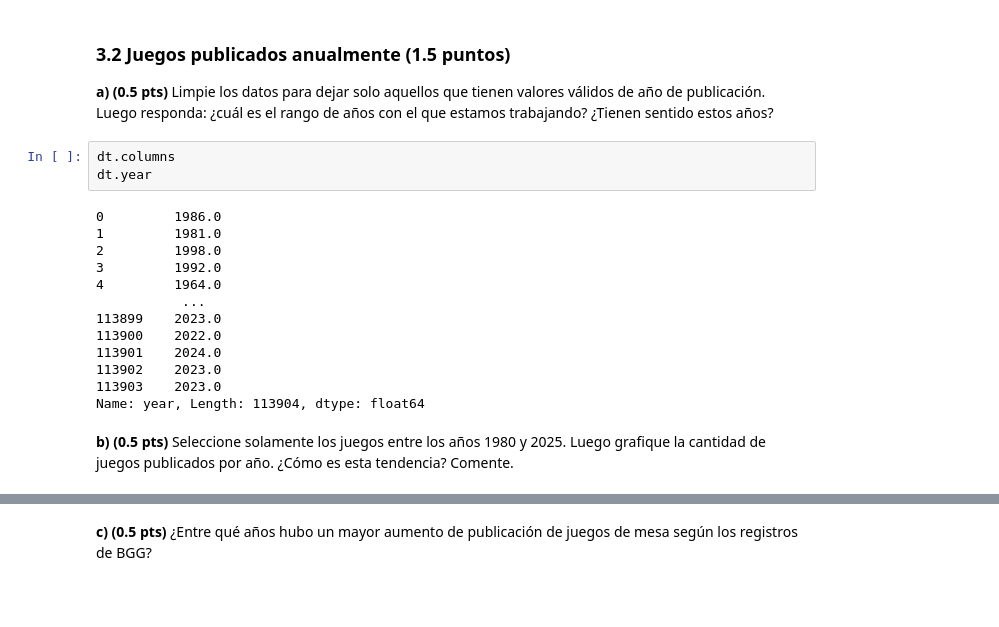
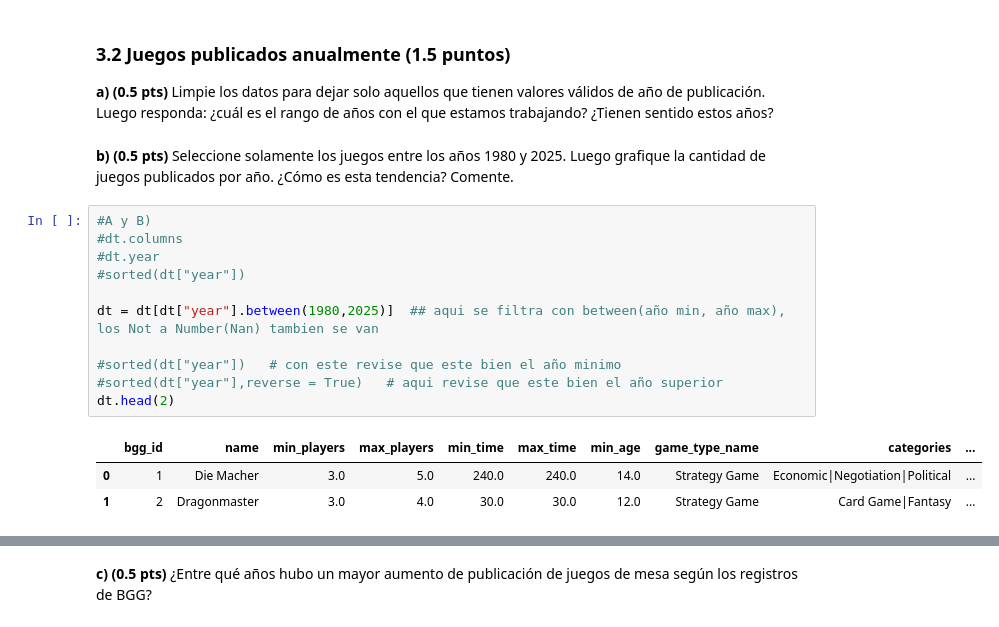
Before and after one commit to Sebastmenas/IMT2200--Sebastian-Mena, a Jupyter notebook: Tareas/T1/IMT2200-25s2 - Tarea 01.ipynb, the cells around one changed output, grey strips where cells are left out. Drawn from its saved outputs; the diff is of its cells as text; blank space fills up the shorter version.

```diff
--- a/Tareas/T1/IMT2200-25s2 - Tarea 01.ipynb
+++ b/Tareas/T1/IMT2200-25s2 - Tarea 01.ipynb
@@ -175,21 +175,20 @@ Por eso es mejor guardarlos por separados como diccionarios, como y luego utiliz
 
 
 **a) (0.5 pts)** Limpie los datos para dejar solo aquellos que tienen valores válidos de año de publicación. Luego responda: ¿cuál es el rango de años con el que estamos trabajando? ¿Tienen sentido estos años?
-# %%
-dt.columns
-dt.year
-# %% [output]
-0         1986.0
-1         1981.0
-2         1998.0
-3         1992.0
-4         1964.0
-           ...
-113899    2023.0
-113900    2022.0
-113901    2024.0
-113902    2023.0
-113903    2023.0
-Name: year, Length: 113904, dtype: float64
 # %% [markdown]
 **b) (0.5 pts)** Seleccione solamente los juegos entre los años 1980 y 2025. Luego grafique la cantidad de juegos publicados por año. ¿Cómo es esta tendencia? Comente.
+# %%
+#A y B)
+#dt.columns
+#dt.year
+#sorted(dt["year"])
+
+dt = dt[dt["year"].between(1980,2025)]  ## aqui se filtra con between(año min, año max), los Not a Number(Nan) tambien se van
+
+#sorted(dt["year"])   # con este revise que este bien el año minimo
+#sorted(dt["year"],reverse = True)   # aqui revise que este bien el año superior
+dt.head(2)
+# %% [output]
+|  | bgg_id | name | min_players | max_players | min_time | max_time | min_age | game_type_name | categories | ... |
+| 0 | 1 | Die Macher | 3.0 | 5.0 | 240.0 | 240.0 | 14.0 | Strategy Game | Economic|Negotiation|Political | ... |
+| 1 | 2 | Dragonmaster | 3.0 | 4.0 | 30.0 | 30.0 | 12.0 | Strategy Game | Card Game|Fantasy | ... |
```
Also changed, not shown: parts of 7 cells of this notebook.
